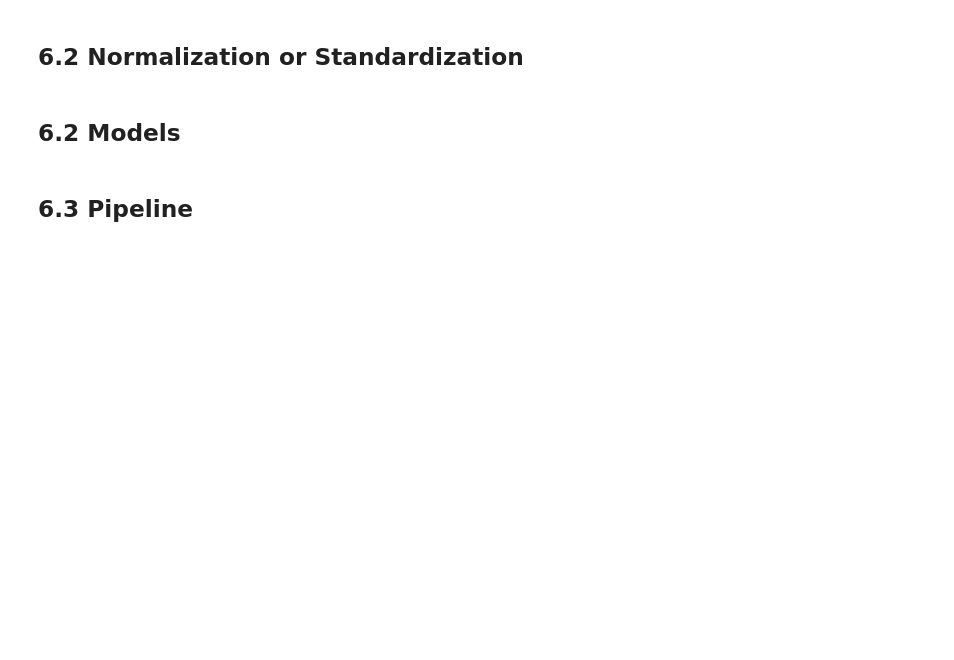
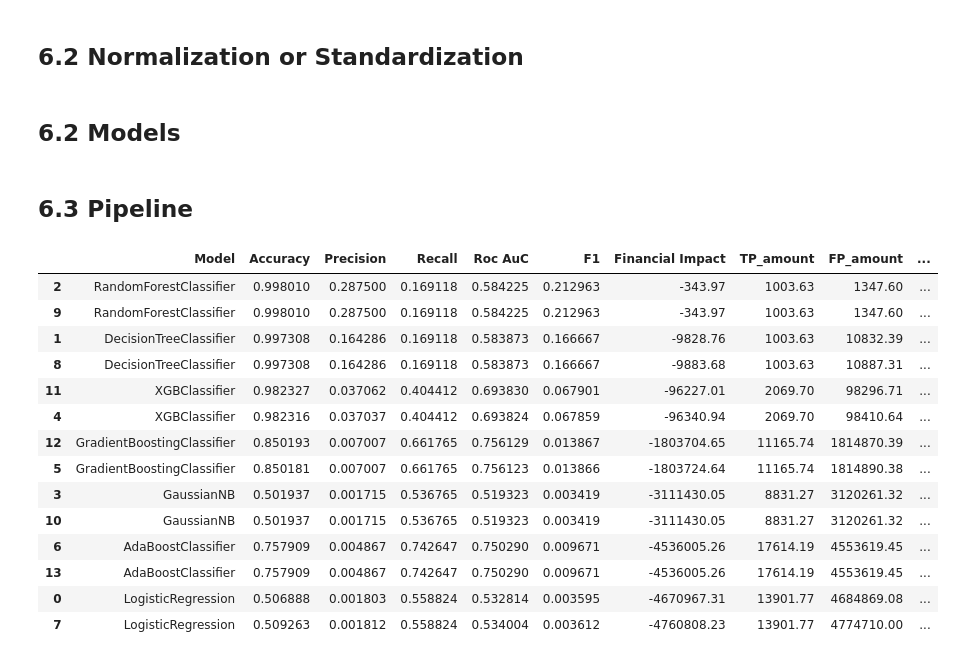
Before and after one commit to YuriCatramby/ds-clf-fraud-detection, a Jupyter notebook: ds_clf_fraud_detection.ipynb, the cells around one changed output. Cells and saved outputs as stored; diff of their text form; code cells hidden in the pictures; blank space fills up the shorter version.

Commit message:
add financial impacto to evaluate models

```diff
--- a/ds_clf_fraud_detection.ipynb
+++ b/ds_clf_fraud_detection.ipynb
@@ -383,7 +383,7 @@ list_scaler = [
 model_lr = LogisticRegression(random_state = seed)
 model_dt = DecisionTreeClassifier(random_state = seed)
 model_rf = RandomForestClassifier(random_state = seed)
-model_svm = SVC(random_state = seed)
+# model_svm = SVC(random_state = seed)
 model_nb = GaussianNB()
 model_xgb = XGBClassifier(random_state = seed)
 model_gb = GradientBoostingClassifier(random_state = seed)
@@ -393,7 +393,7 @@ list_models = [
     model_lr,
     model_dt,
     model_rf,
-    model_svm,
+    # model_svm,
     model_nb,
     model_xgb,
     model_gb,
@@ -404,7 +404,7 @@ list_models_names = [
     'LogisticRegression',
     'DecisionTreeClassifier',
     'RandomForestClassifier',
-    'SVC',
+    # 'SVC',
     'GaussianNB',
     'XGBClassifier',
     'GradientBoostingClassifier',
@@ -456 +456,75 @@ metric_df
+# %%
+metric_df = pd.DataFrame()
+
+for j in range(len(list_scaler)):
+    for i in range(len(list_models)):
+        transformer = ColumnTransformer([('scaler', list_scaler[j], cols_scaler)])
+
+        pipe = Pipeline(
+            [('transformer', transformer),
+             ('model', list_models[i])]
+        )
+
+        pipe.fit(X_train_bal, y_train_bal)
+
+        y_pred = pipe.predict(X_test)
+
+        accuracy = accuracy_score(y_test, y_pred)
+        recall = recall_score(y_test, y_pred)
+        precision = precision_score(y_test, y_pred)
+        f1Score = f1_score(y_test, y_pred)
+        rocAuc = roc_auc_score(y_test, y_pred)
+
+        # Financial Impact
+        df_test_temp = pd.DataFrame()
+        df_test_temp = pd.concat([X_test, y_test], axis = 1)
+        df_test_temp['pred'] = y_pred
+        df_test_temp['TP'] = df_test_temp.apply(lambda x: 1 if x['Class'] == 1 and x['pred'] == 1 else 0, axis = 1)
+        df_test_temp['FP'] = df_test_temp.apply(lambda x: 1 if x['Class'] == 0 and x['pred'] == 1 else 0, axis = 1)
+        df_test_temp['FN'] = df_test_temp.apply(lambda x: 1 if x['Class'] == 0 and x['pred'] == 0 else 0, axis = 1)
+        df_test_temp['TP_amount'] = df_test_temp['TP'] * df_test_temp['Amount']
+        df_test_temp['FP_amount'] = df_test_temp['FP'] * df_test_temp['Amount']
+        df_test_temp['FN_amount'] = df_test_temp['FN'] * df_test_temp['Amount']
+        TP_amount = df_test_temp['TP_amount'].sum()
+        FP_amount = df_test_temp['FP_amount'].sum()
+        TP = df_test_temp['TP'].sum()
+        FP = -df_test_temp['FP'].sum()
+
+        metric = {
+            'Model': list_models_names[i],
+            'Scaler': list_scaler[j],
+            'Accuracy': accuracy,
+            'Recall': recall,
+            'Precision': precision,
+            'Roc AuC': rocAuc,
+            'F1': f1Score,
+            'Financial Impact': TP_amount - FP_amount,
+            'TP_amount': TP_amount,
+            'FP_amount': FP_amount,
+            'TP': TP,
+            'FP': FP
+        }
+
+        metric_df = metric_df.append(metric, ignore_index = True)
+
+columns = ['Model', 'Scaler', 'Accuracy', 'Precision', 'Recall', 'Roc AuC', 'F1', 'Financial Impact', 'TP_amount', 'FP_amount', 'TP', 'FP']
+metric_df = metric_df[columns]
+
+metric_df.sort_values('Financial Impact', ascending = False)
+# %% [output]
+|  | Model | Accuracy | Precision | Recall | Roc AuC | F1 | Financial Impact | TP_amount | FP_amount | ... |
+| 2 | RandomForestClassifier | 0.998010 | 0.287500 | 0.169118 | 0.584225 | 0.212963 | -343.97 | 1003.63 | 1347.60 | ... |
+| 9 | RandomForestClassifier | 0.998010 | 0.287500 | 0.169118 | 0.584225 | 0.212963 | -343.97 | 1003.63 | 1347.60 | ... |
+| 1 | DecisionTreeClassifier | 0.997308 | 0.164286 | 0.169118 | 0.583873 | 0.166667 | -9828.76 | 1003.63 | 10832.39 | ... |
+| 8 | DecisionTreeClassifier | 0.997308 | 0.164286 | 0.169118 | 0.583873 | 0.166667 | -9883.68 | 1003.63 | 10887.31 | ... |
+| 11 | XGBClassifier | 0.982327 | 0.037062 | 0.404412 | 0.693830 | 0.067901 | -96227.01 | 2069.70 | 98296.71 | ... |
+| 4 | XGBClassifier | 0.982316 | 0.037037 | 0.404412 | 0.693824 | 0.067859 | -96340.94 | 2069.70 | 98410.64 | ... |
+| 12 | GradientBoostingClassifier | 0.850193 | 0.007007 | 0.661765 | 0.756129 | 0.013867 | -1803704.65 | 11165.74 | 1814870.39 | ... |
+| 5 | GradientBoostingClassifier | 0.850181 | 0.007007 | 0.661765 | 0.756123 | 0.013866 | -1803724.64 | 11165.74 | 1814890.38 | ... |
+| 3 | GaussianNB | 0.501937 | 0.001715 | 0.536765 | 0.519323 | 0.003419 | -3111430.05 | 8831.27 | 3120261.32 | ... |
+| 10 | GaussianNB | 0.501937 | 0.001715 | 0.536765 | 0.519323 | 0.003419 | -3111430.05 | 8831.27 | 3120261.32 | ... |
+| 6 | AdaBoostClassifier | 0.757909 | 0.004867 | 0.742647 | 0.750290 | 0.009671 | -4536005.26 | 17614.19 | 4553619.45 | ... |
+| 13 | AdaBoostClassifier | 0.757909 | 0.004867 | 0.742647 | 0.750290 | 0.009671 | -4536005.26 | 17614.19 | 4553619.45 | ... |
+| 0 | LogisticRegression | 0.506888 | 0.001803 | 0.558824 | 0.532814 | 0.003595 | -4670967.31 | 13901.77 | 4684869.08 | ... |
+| 7 | LogisticRegression | 0.509263 | 0.001812 | 0.558824 | 0.534004 | 0.003612 | -4760808.23 | 13901.77 | 4774710.00 | ... |
 # %%
```
Also changed, not shown: parts of 3 cells of this notebook.
